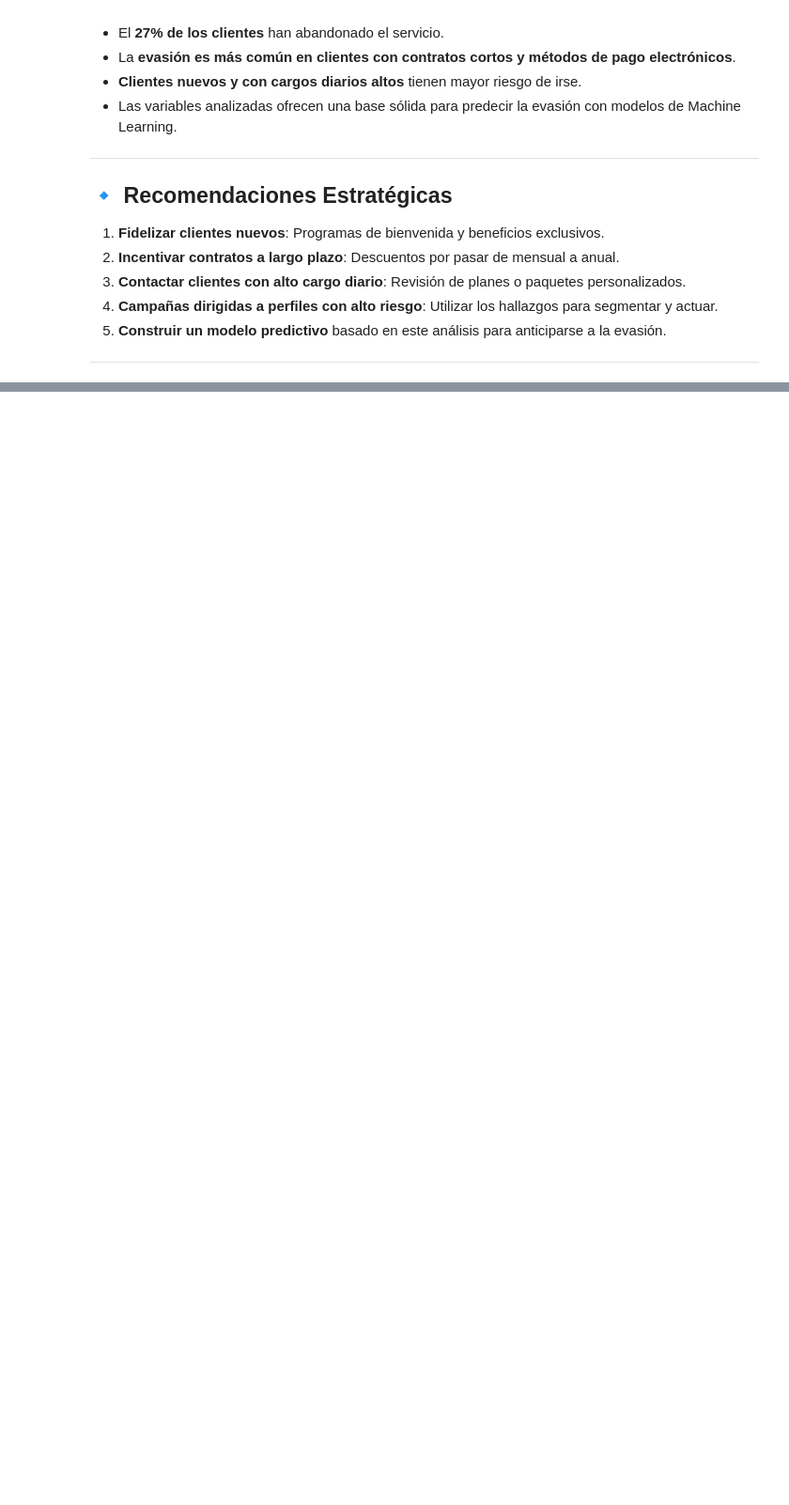
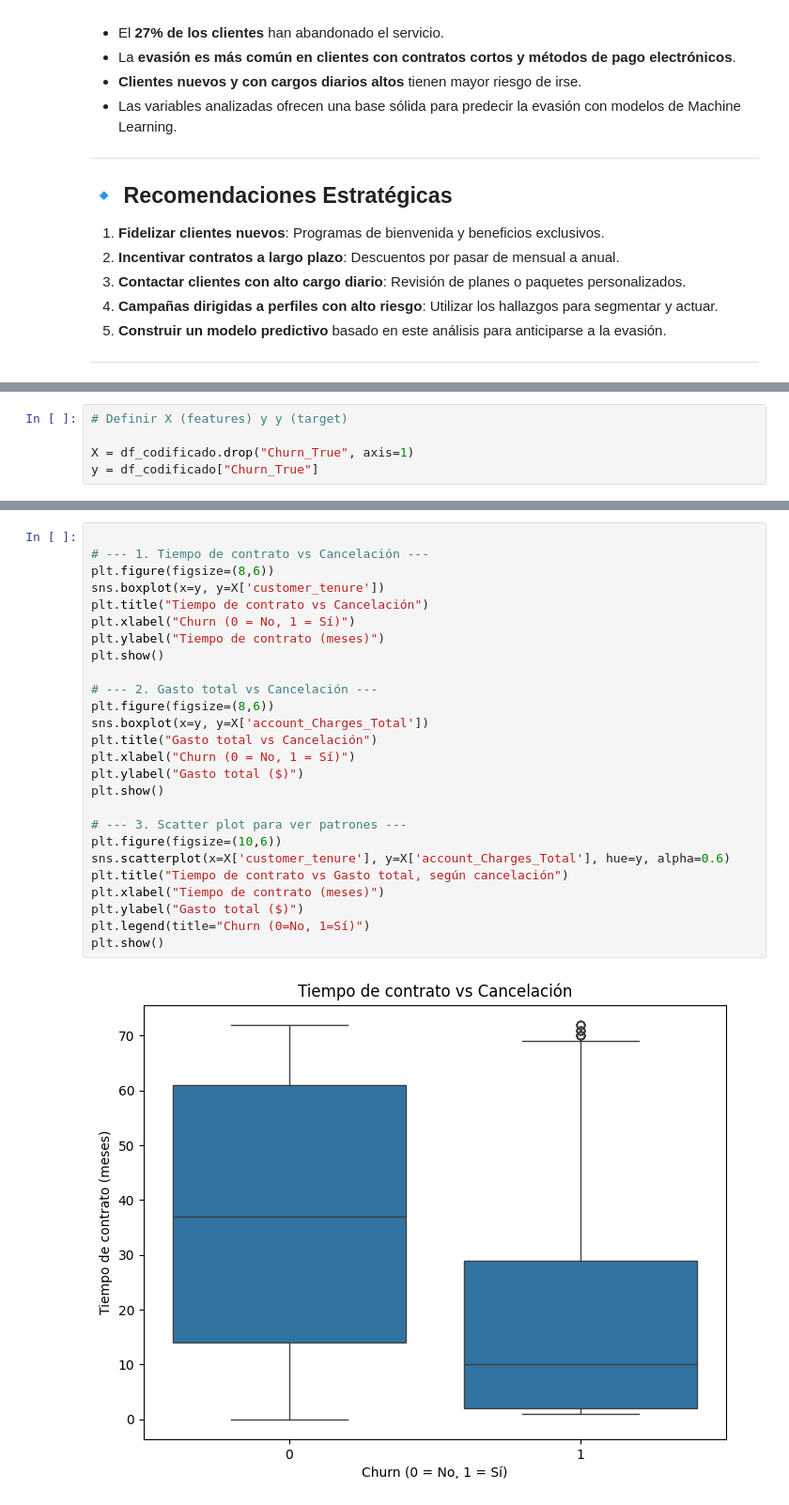
Before and after one commit to CronosX7/challenge2-segunda_parte--data-science-LATAM, a Jupyter notebook: TelecomX_LATAM.ipynb, the cells around one changed output, grey strips where cells are left out. Shown at 94% size. Saved outputs shown, nothing was run; the diff lists cells and outputs as text; blank space fills up the shorter version.

```diff
--- a/TelecomX_LATAM.ipynb
+++ b/TelecomX_LATAM.ipynb
@@ -508,0 +697,5 @@ Se calculó la matriz de correlación para variables numéricas.
+# %%
+# Definir X (features) y y (target)
+
+X = df_codificado.drop("Churn_True", axis=1)
+y = df_codificado["Churn_True"]
@@ -508,0 +896,28 @@ Se calculó la matriz de correlación para variables numéricas.
+# %%
+
+# --- 1. Tiempo de contrato vs Cancelación ---
+plt.figure(figsize=(8,6))
+sns.boxplot(x=y, y=X['customer_tenure'])
+plt.title("Tiempo de contrato vs Cancelación")
+plt.xlabel("Churn (0 = No, 1 = Sí)")
+plt.ylabel("Tiempo de contrato (meses)")
+plt.show()
+
+# --- 2. Gasto total vs Cancelación ---
+plt.figure(figsize=(8,6))
+sns.boxplot(x=y, y=X['account_Charges_Total'])
+plt.title("Gasto total vs Cancelación")
+plt.xlabel("Churn (0 = No, 1 = Sí)")
+plt.ylabel("Gasto total ($)")
+plt.show()
+
+# --- 3. Scatter plot para ver patrones ---
+plt.figure(figsize=(10,6))
+sns.scatterplot(x=X['customer_tenure'], y=X['account_Charges_Total'], hue=y, alpha=0.6)
+plt.title("Tiempo de contrato vs Gasto total, según cancelación")
+plt.xlabel("Tiempo de contrato (meses)")
+plt.ylabel("Gasto total ($)")
+plt.legend(title="Churn (0=No, 1=Sí)")
+plt.show()
+# %% [output]
+[figure, added]
```
Also changed, not shown: parts of 56 cells of this notebook.
